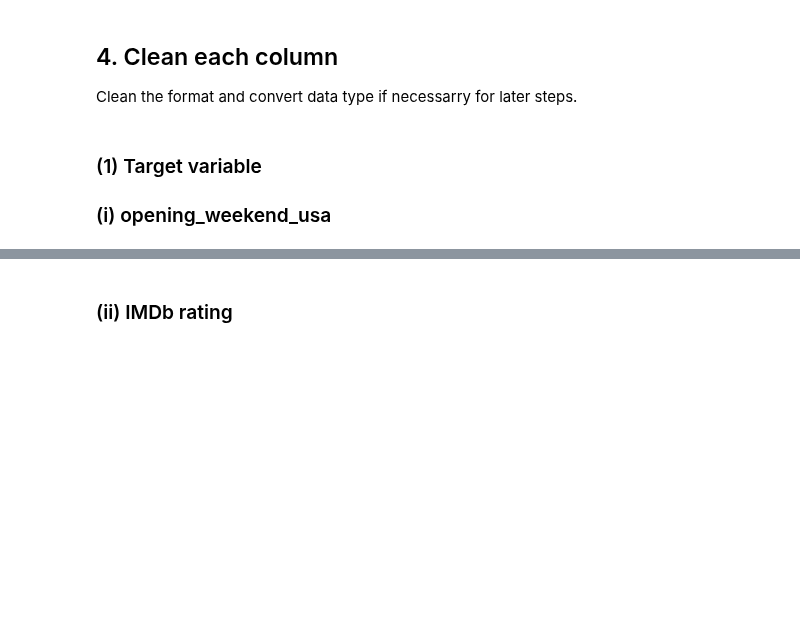
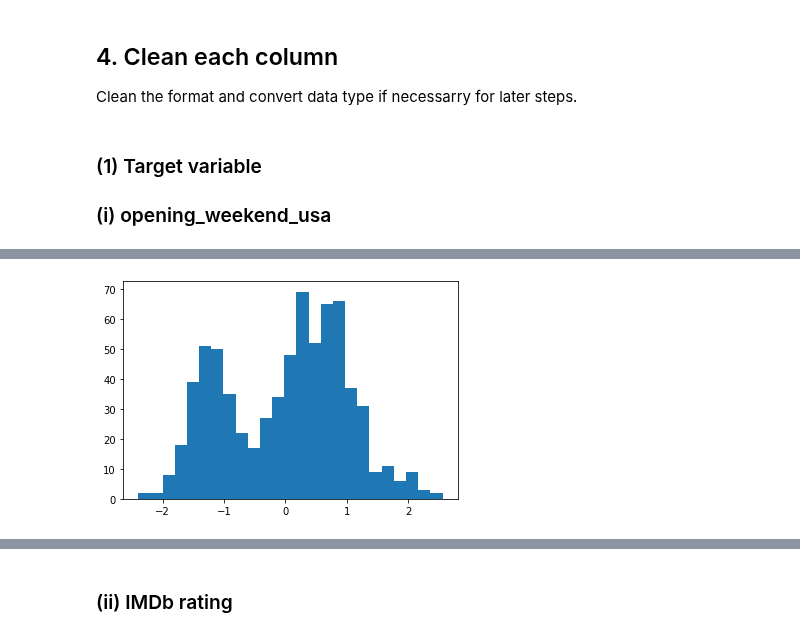
Before and after one commit to katiehuang1221/Predict-Revenue-Of-Movie-Adaptation, a Jupyter notebook: notebooks/complete_data.ipynb, the cells around one changed output, grey strips where cells are left out. Saved outputs shown, nothing was run; the diff lists cells and outputs as text; code cells hidden in the pictures; blank space fills up the shorter version.

```diff
--- a/notebooks/complete_data.ipynb
+++ b/notebooks/complete_data.ipynb
@@ -247,3 +268,7 @@ Index(['index', 'movie_title', 'rating', 'MPAA', 'genre', 'release_date',
        'release_year', 'count_a', 'release_month', 'dow', 'film_count_d',
        'avg_rating_d', 'avg_gross_d'],
       dtype='object')
+# %%
+# Fillna with director avg gross in USA
+all_d_df.loc[(pd.isnull(all_d_df.gross_usa)),'gross_usa'] =\
+all_d_df.loc[(pd.isnull(all_d_df.gross_usa)),'avg_gross_d']
@@ -412,9 +607,14 @@ all_df[all_df.search_fiction_book.isna() == True]
 # %%
 # Fill up the four missing values
-all_df.loc[38,'search_fiction_book'] = 29600
-all_df.loc[95,'search_fiction_book'] = 44200
-all_df.loc[533,'search_fiction_book'] = 26200
-all_df.loc[665,'search_fiction_book'] = 231000
+all_df.loc[55,'search_fiction_book'] = 29600
+all_df.loc[128,'search_fiction_book'] = 44200
+all_df.loc[706,'search_fiction_book'] = 26200
+all_df.loc[824,'search_fiction_book'] = 29200
+all_df.loc[919,'search_fiction_book'] = 238000
+
+all_df.loc[1357,'search_fiction_book'] = 61300
+all_df.loc[1404,'search_fiction_book'] = 29200
+all_df.loc[1445,'search_fiction_book'] = 44100
 # %%
 # Re-evaluate book_popularity
 # %%
@@ -466,0 +727,9 @@ np.log(all_df['opening_weekend_usa']).hist(bins=20)
+# %%
+# Explore power transform
+data = all_df[['opening_weekend_usa']]
+power = PowerTransformer(method='yeo-johnson', standardize=True)
+data_trans = power.fit_transform(data)
+plt.hist(data_trans, bins=25)
+plt.show()
+# %% [output]
+[figure, added]
```
Also changed, not shown: parts of 77 cells of this notebook, 6 other files.
